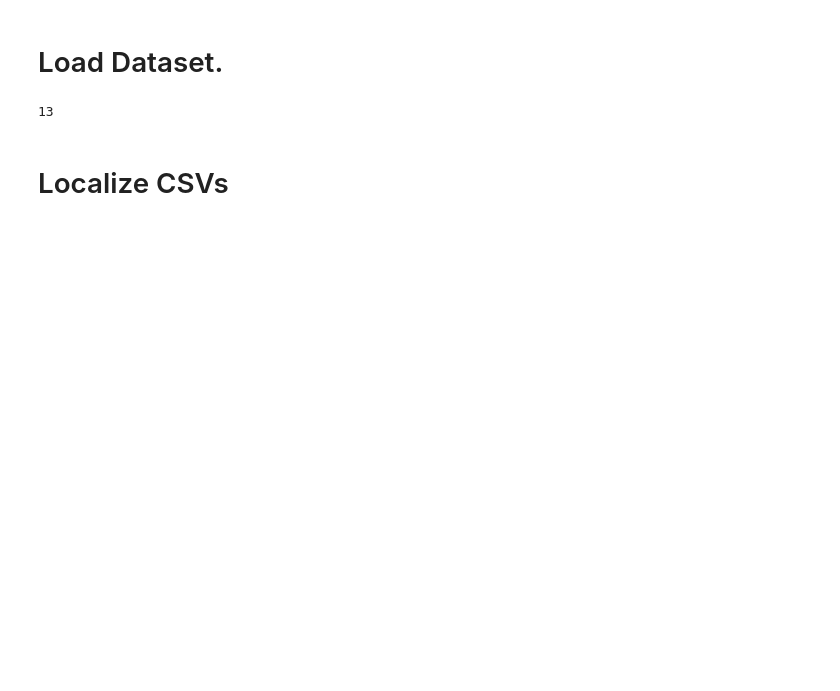
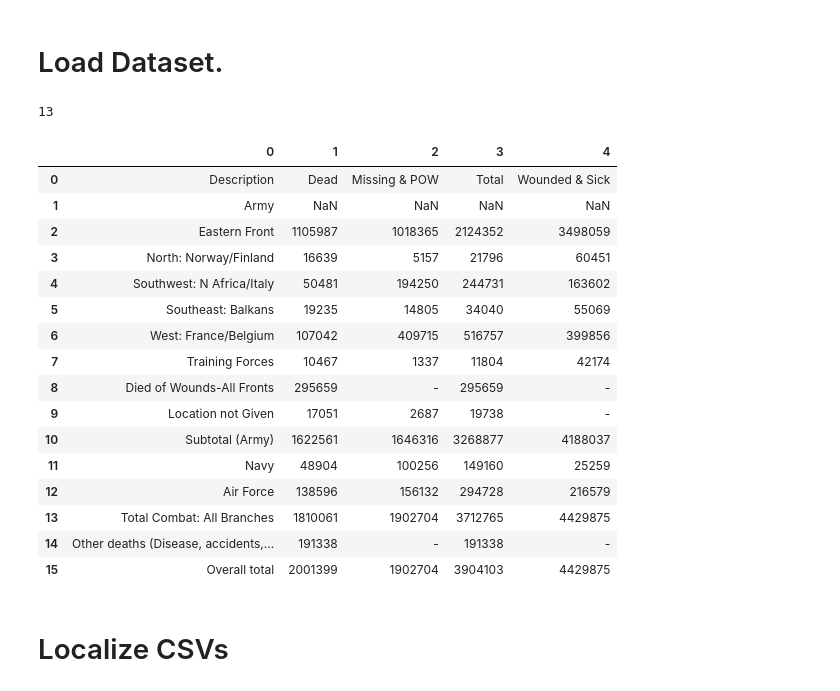
Before and after one commit to lukefreeman42/WW2_Datavisualization, a Jupyter notebook: WW2_DF_Cleaning.ipynb, the cells around one changed output. Cells and saved outputs as stored; diff of their text form; code cells hidden in the pictures; blank space fills up the shorter version.

```diff
--- a/WW2_DF_Cleaning.ipynb
+++ b/WW2_DF_Cleaning.ipynb
@@ -15,6 +15,29 @@ dfs = pd.read_html(url)
 len(dfs)
 # %% [output]
 13
+# %%
+url = 'https://en.wikipedia.org/wiki/German_casualties_in_World_War_II'
+dfs2 = pd.read_html(url)
+
+len(dfs2)
+# %% [output]
+|  | 0 | 1 | 2 | 3 | 4 |
+| 0 | Description | Dead | Missing & POW | Total | Wounded & Sick |
+| 1 | Army | NaN | NaN | NaN | NaN |
+| 2 | Eastern Front | 1105987 | 1018365 | 2124352 | 3498059 |
+| 3 | North: Norway/Finland | 16639 | 5157 | 21796 | 60451 |
+| 4 | Southwest: N Africa/Italy | 50481 | 194250 | 244731 | 163602 |
+| 5 | Southeast: Balkans | 19235 | 14805 | 34040 | 55069 |
+| 6 | West: France/Belgium | 107042 | 409715 | 516757 | 399856 |
+| 7 | Training Forces | 10467 | 1337 | 11804 | 42174 |
+| 8 | Died of Wounds-All Fronts | 295659 | - | 295659 | - |
+| 9 | Location not Given | 17051 | 2687 | 19738 | - |
+| 10 | Subtotal (Army) | 1622561 | 1646316 | 3268877 | 4188037 |
+| 11 | Navy | 48904 | 100256 | 149160 | 25259 |
+| 12 | Air Force | 138596 | 156132 | 294728 | 216579 |
+| 13 | Total Combat: All Branches | 1810061 | 1902704 | 3712765 | 4429875 |
+| 14 | Other deaths (Disease, accidents,... | 191338 | - | 191338 | - |
+| 15 | Overall total | 2001399 | 1902704 | 3904103 | 4429875 |
 # %% [markdown]
 # Localize CSVs
 # %%
```
Also changed, not shown: parts of 19 cells of this notebook, 8 other files.
